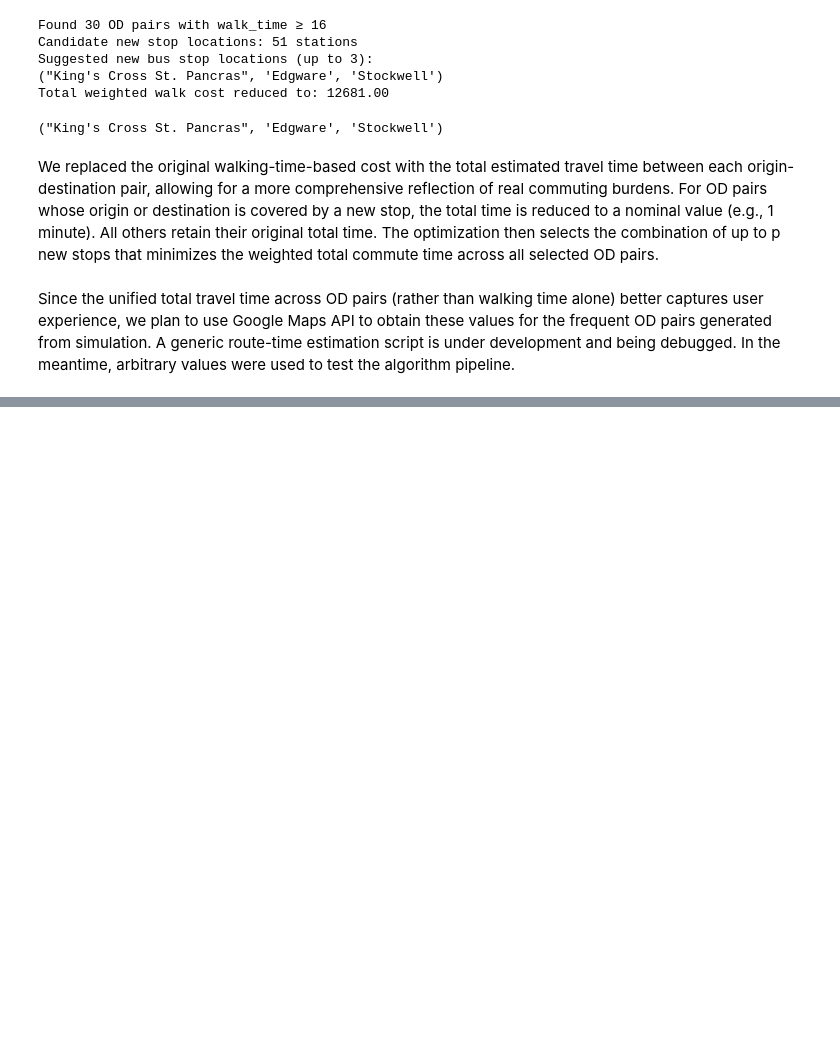
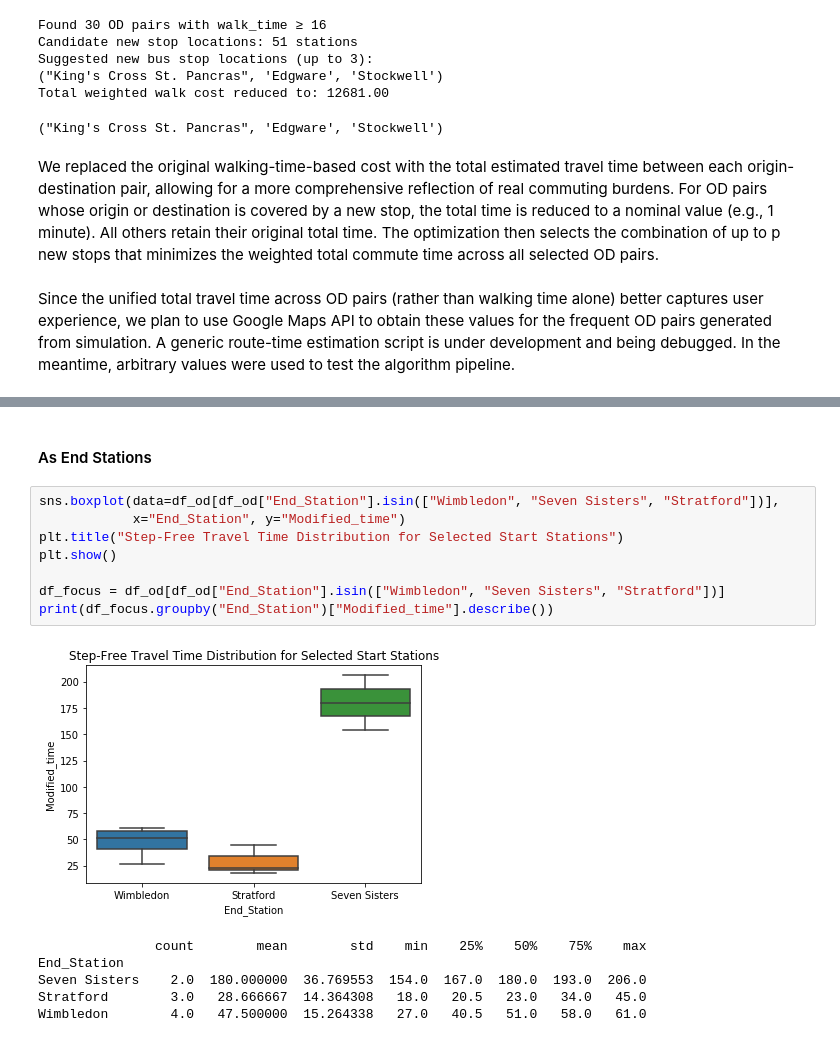
Before and after one commit to Weicher233/Capstone, a Jupyter notebook: Monte_Carlo_P-median_withnotes.ipynb, the cells around one changed output, grey strips where cells are left out. Cells and saved outputs as stored; diff of their text form; blank space fills up the shorter version.

```diff
--- a/Monte_Carlo_P-median_withnotes.ipynb
+++ b/Monte_Carlo_P-median_withnotes.ipynb
@@ -399,0 +428,17 @@ Total weighted travel cost reduced to: 25614.00
+# %% [markdown]
+#### As End Stations
+# %%
+sns.boxplot(data=df_od[df_od["End_Station"].isin(["Wimbledon", "Seven Sisters", "Stratford"])],
+            x="End_Station", y="Modified_time")
+plt.title("Step-Free Travel Time Distribution for Selected Start Stations")
+plt.show()
+
+df_focus = df_od[df_od["End_Station"].isin(["Wimbledon", "Seven Sisters", "Stratford"])]
+print(df_focus.groupby("End_Station")["Modified_time"].describe())
+# %% [output]
+[figure, added]
+               count        mean        std    min    25%    50%    75%    max
+End_Station
+Seven Sisters    2.0  180.000000  36.769553  154.0  167.0  180.0  193.0  206.0
+Stratford        3.0   28.666667  14.364308   18.0   20.5   23.0   34.0   45.0
+Wimbledon        4.0   47.500000  15.264338   27.0   40.5   51.0   58.0   61.0
```
Also changed, not shown: parts of 19 cells of this notebook.
